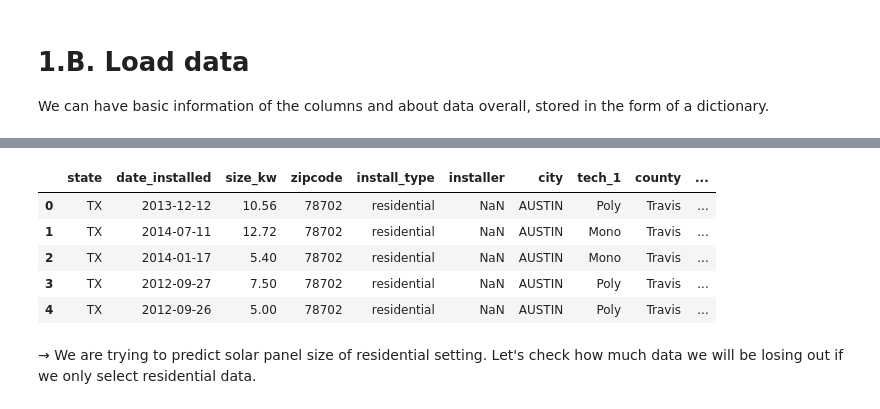
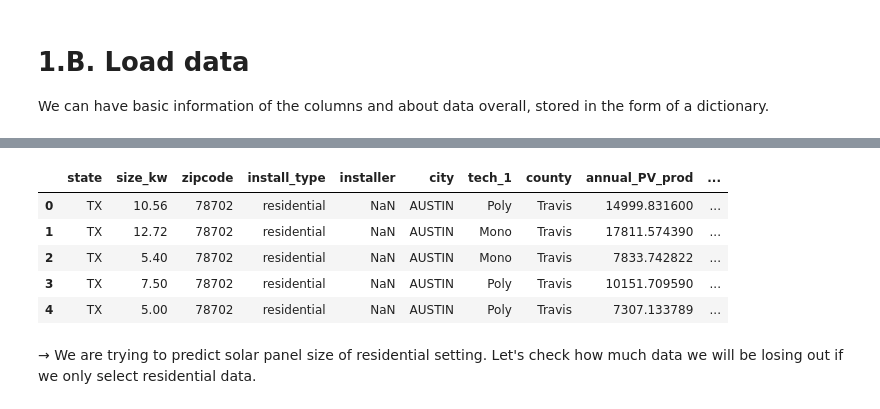
Before and after one commit to SayantanMitra87/Solar-Panel_Size_and_Cost_Prediction, a Jupyter notebook: Data_Analysis/Insight_technical_demo/Part 1. Minimal_viable_product_ML models.ipynb, the cells around one changed output, grey strips where cells are left out. Drawn from its saved outputs; the diff is of its cells as text; code cells hidden in the pictures.

```diff
--- a/Data_Analysis/Insight_technical_demo/Part 1. Minimal_viable_product_ML models.ipynb
+++ b/Data_Analysis/Insight_technical_demo/Part 1. Minimal_viable_product_ML models.ipynb
@@ -76,16 +75,16 @@ solar_dictionary
 # %%
 # Features selected based on what users can know and incorportae in the app
 solar = pd.read_csv('residential_solar_size_costpred.csv',
-                    usecols= ['state', 'date_installed', 'zipcode', 'install_type', 'installer', 'city',
-                              'tech_1', 'county', 'annual_PV_prod', 'size_kw', 'cost'], parse_dates=['date_installed'])
+                    usecols= ['state', 'zipcode', 'install_type', 'installer', 'city',
+                              'tech_1', 'county', 'annual_PV_prod', 'size_kw', 'cost'])
 solar.head()
 # %% [output]
-|  | state | date_installed | size_kw | zipcode | install_type | installer | city | tech_1 | county | ... |
-| 0 | TX | 2013-12-12 | 10.56 | 78702 | residential | NaN | AUSTIN | Poly | Travis | ... |
-| 1 | TX | 2014-07-11 | 12.72 | 78702 | residential | NaN | AUSTIN | Mono | Travis | ... |
-| 2 | TX | 2014-01-17 | 5.40 | 78702 | residential | NaN | AUSTIN | Mono | Travis | ... |
-| 3 | TX | 2012-09-27 | 7.50 | 78702 | residential | NaN | AUSTIN | Poly | Travis | ... |
-| 4 | TX | 2012-09-26 | 5.00 | 78702 | residential | NaN | AUSTIN | Poly | Travis | ... |
+|  | state | size_kw | zipcode | install_type | installer | city | tech_1 | county | annual_PV_prod | ... |
+| 0 | TX | 10.56 | 78702 | residential | NaN | AUSTIN | Poly | Travis | 14999.831600 | ... |
+| 1 | TX | 12.72 | 78702 | residential | NaN | AUSTIN | Mono | Travis | 17811.574390 | ... |
+| 2 | TX | 5.40 | 78702 | residential | NaN | AUSTIN | Mono | Travis | 7833.742822 | ... |
+| 3 | TX | 7.50 | 78702 | residential | NaN | AUSTIN | Poly | Travis | 10151.709590 | ... |
+| 4 | TX | 5.00 | 78702 | residential | NaN | AUSTIN | Poly | Travis | 7307.133789 | ... |
 # %% [markdown]
 → We are trying to predict solar panel size of residential setting. Let's check how much data we will be losing out if we only select residential data.
 # %%
```
Also changed, not shown: parts of 28 cells of this notebook.
